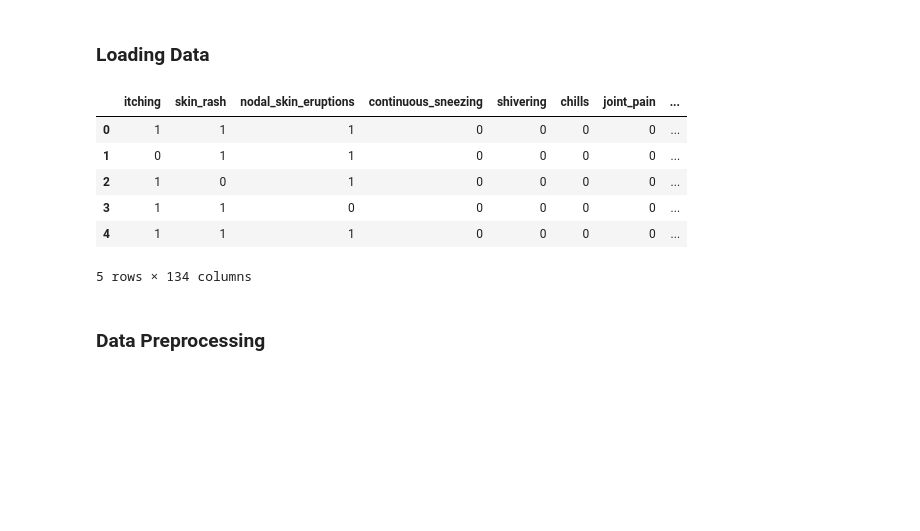
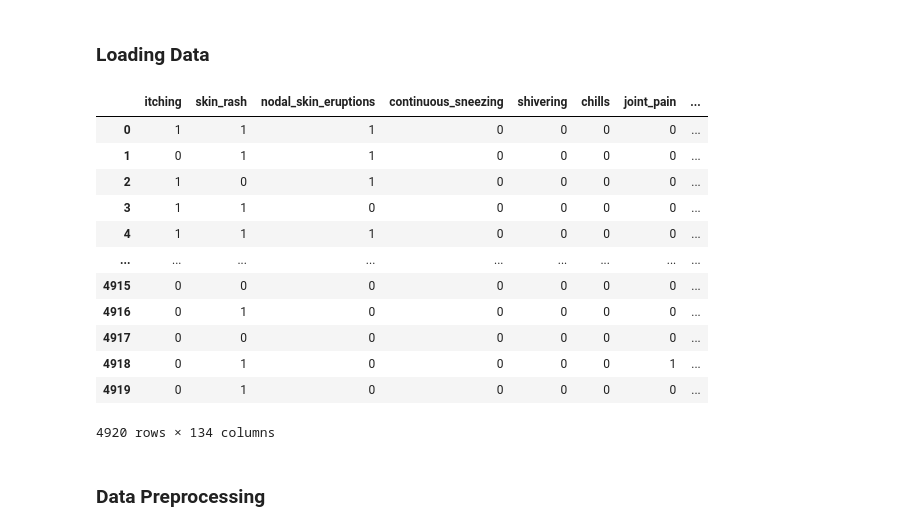
Before and after one commit to Velogan-Boy/diagno-ai-zer, a Jupyter notebook: notebooks/predictDisease.ipynb, the cells around one changed output. Drawn from its saved outputs; the diff is of its cells as text; code cells hidden in the pictures; blank space fills up the shorter version.

```diff
--- a/notebooks/predictDisease.ipynb
+++ b/notebooks/predictDisease.ipynb
@@ -18,16 +18,22 @@ from sklearn.metrics import accuracy_score
 # %%
 test=pd.read_csv("../data/test_data.csv")
 train=pd.read_csv("../data/training_data.csv")
 
-train.head()
+train
 # %% [output]
 |  | itching | skin_rash | nodal_skin_eruptions | continuous_sneezing | shivering | chills | joint_pain | ... |
 | 0 | 1 | 1 | 1 | 0 | 0 | 0 | 0 | ... |
 | 1 | 0 | 1 | 1 | 0 | 0 | 0 | 0 | ... |
 | 2 | 1 | 0 | 1 | 0 | 0 | 0 | 0 | ... |
 | 3 | 1 | 1 | 0 | 0 | 0 | 0 | 0 | ... |
 | 4 | 1 | 1 | 1 | 0 | 0 | 0 | 0 | ... |
+| ... | ... | ... | ... | ... | ... | ... | ... | ... |
+| 4915 | 0 | 0 | 0 | 0 | 0 | 0 | 0 | ... |
+| 4916 | 0 | 1 | 0 | 0 | 0 | 0 | 0 | ... |
+| 4917 | 0 | 0 | 0 | 0 | 0 | 0 | 0 | ... |
+| 4918 | 0 | 1 | 0 | 0 | 0 | 0 | 1 | ... |
+| 4919 | 0 | 1 | 0 | 0 | 0 | 0 | 0 | ... |
-5 rows × 134 columns
+4920 rows × 134 columns
 # %% [markdown]
 ### Data Preprocessing
 # %% [markdown]
```
Also changed, not shown: parts of 4 cells of this notebook, 6 other files.
